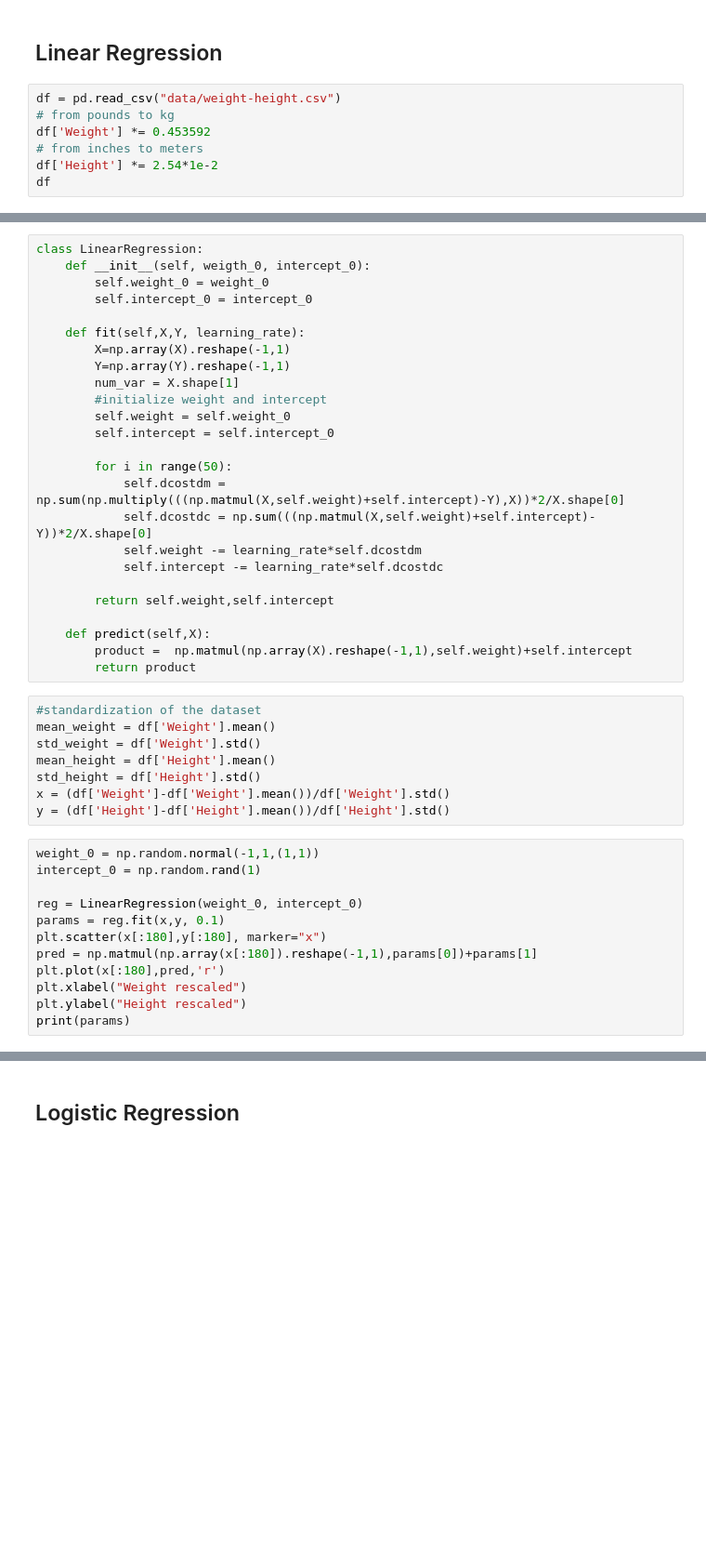
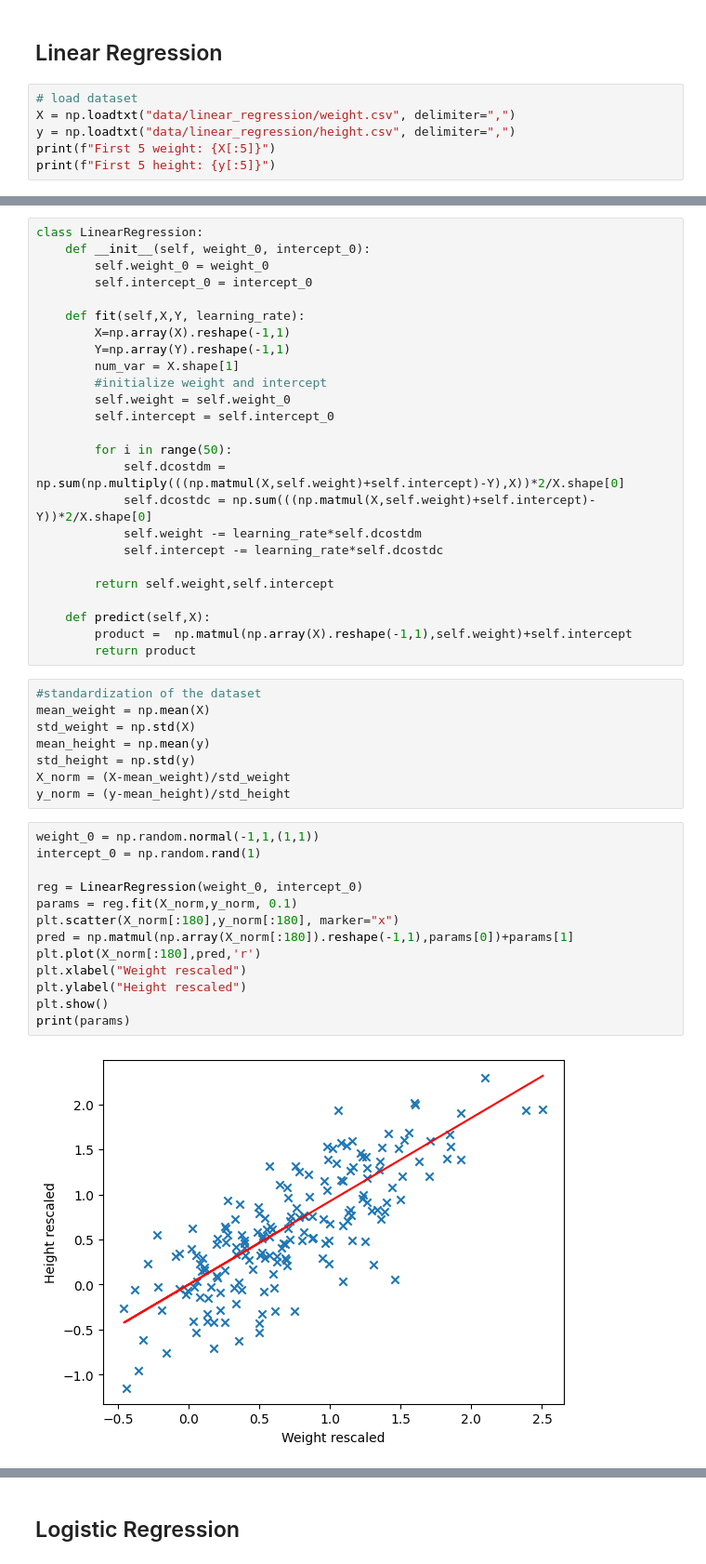
Before and after one commit to alucantonio/data_science, a Jupyter notebook: basicml.ipynb, the cells around one changed output, grey strips where cells are left out. Shown at 93% size. Saved outputs shown, nothing was run; the diff lists cells and outputs as text; blank space fills up the shorter version.

```diff
--- a/basicml.ipynb
+++ b/basicml.ipynb
@@ -10,10 +8,9 @@ from sklearn.datasets import make_blobs
 # %% [markdown]
 ## Linear Regression
 # %%
-df = pd.read_csv("data/weight-height.csv")
-# from pounds to kg
-df['Weight'] *= 0.453592
-# from inches to meters
-df['Height'] *= 2.54*1e-2
-df
+# load dataset
+X = np.loadtxt("data/linear_regression/weight.csv", delimiter=",")
+y = np.loadtxt("data/linear_regression/height.csv", delimiter=",")
+print(f"First 5 weight: {X[:5]}")
+print(f"First 5 height: {y[:5]}")
 # %% [output]
@@ -33,6 +19,6 @@ df
 # %%
 class LinearRegression:
-    def __init__(self, weigth_0, intercept_0):
+    def __init__(self, weight_0, intercept_0):
         self.weight_0 = weight_0
         self.intercept_0 = intercept_0
 
@@ -57,22 +43,24 @@ class LinearRegression:
         return product
 # %%
 #standardization of the dataset
-mean_weight = df['Weight'].mean()
-std_weight = df['Weight'].std()
-mean_height = df['Height'].mean()
-std_height = df['Height'].std()
-x = (df['Weight']-df['Weight'].mean())/df['Weight'].std()
-y = (df['Height']-df['Height'].mean())/df['Height'].std()
+mean_weight = np.mean(X)
+std_weight = np.std(X)
+mean_height = np.mean(y)
+std_height = np.std(y)
+X_norm = (X-mean_weight)/std_weight
+y_norm = (y-mean_height)/std_height
 # %%
 weight_0 = np.random.normal(-1,1,(1,1))
 intercept_0 = np.random.rand(1)
 
 reg = LinearRegression(weight_0, intercept_0)
-params = reg.fit(x,y, 0.1)
-plt.scatter(x[:180],y[:180], marker="x")
-pred = np.matmul(np.array(x[:180]).reshape(-1,1),params[0])+params[1]
-plt.plot(x[:180],pred,'r')
+params = reg.fit(X_norm,y_norm, 0.1)
+plt.scatter(X_norm[:180],y_norm[:180], marker="x")
+pred = np.matmul(np.array(X_norm[:180]).reshape(-1,1),params[0])+params[1]
+plt.plot(X_norm[:180],pred,'r')
 plt.xlabel("Weight rescaled")
 plt.ylabel("Height rescaled")
+plt.show()
 print(params)
 # %% [output]
+[figure]
```
Also changed, not shown: parts of 10 cells of this notebook, 11 other files.
